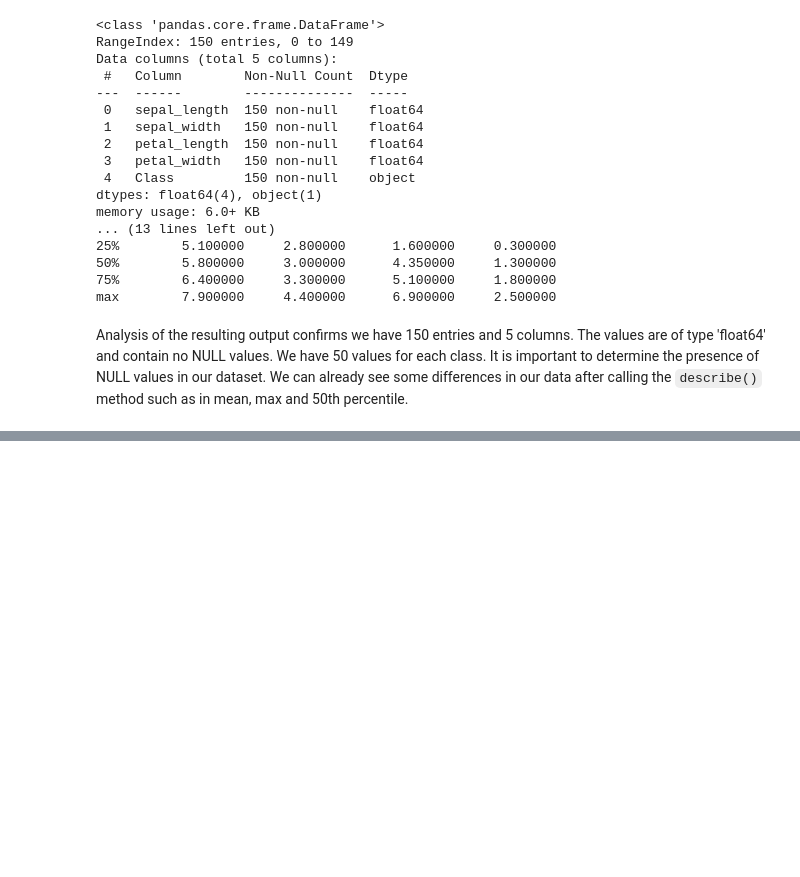
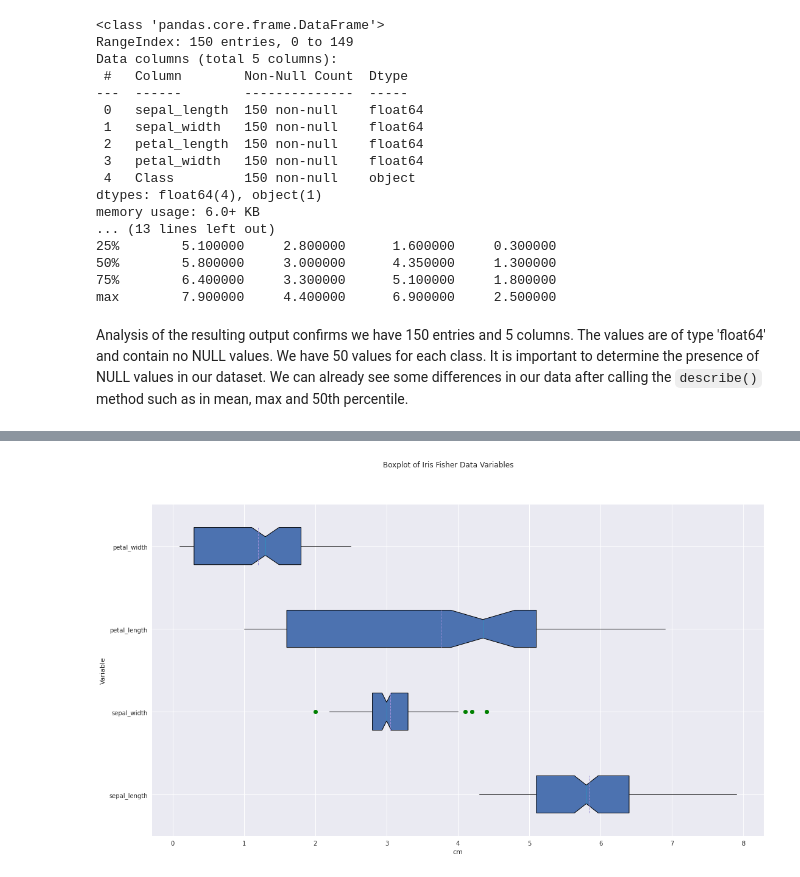
Before and after one commit to conor-mccaffrey/cao-points, a Jupyter notebook: pyplot.ipynb, the cells around one changed output, grey strips where cells are left out. Drawn from its saved outputs; the diff is of its cells as text; code cells hidden in the pictures; blank space fills up the shorter version.

```diff
--- a/pyplot.ipynb
+++ b/pyplot.ipynb
@@ -351,0 +349,12 @@ plt.bar(sepal_counts.index, sepal_counts, width = 0.05)
+# %%
+# Let's construct a boxplot and start customising
+plt.figure(figsize=(18,10))
+with plt.style.context('seaborn'):
+    # change fliers to green, remove caps at end of whiskers, showmean and meanline set to True
+    plt.boxplot(data_updated, labels = ('sepal_length', 'sepal_width', 'petal_length', 'petal_width'),
+                patch_artist = True ,notch =True, vert = 0, sym='g', showcaps=False, showmeans=True, meanline=True)
+    plt.suptitle('Boxplot of Iris Fisher Data Variables')
+    plt.xlabel('cm')
+    plt.ylabel('Variable')
+# %% [output]
+[figure, added]
```
Also changed, not shown: parts of 30 cells of this notebook, 2 other files.
